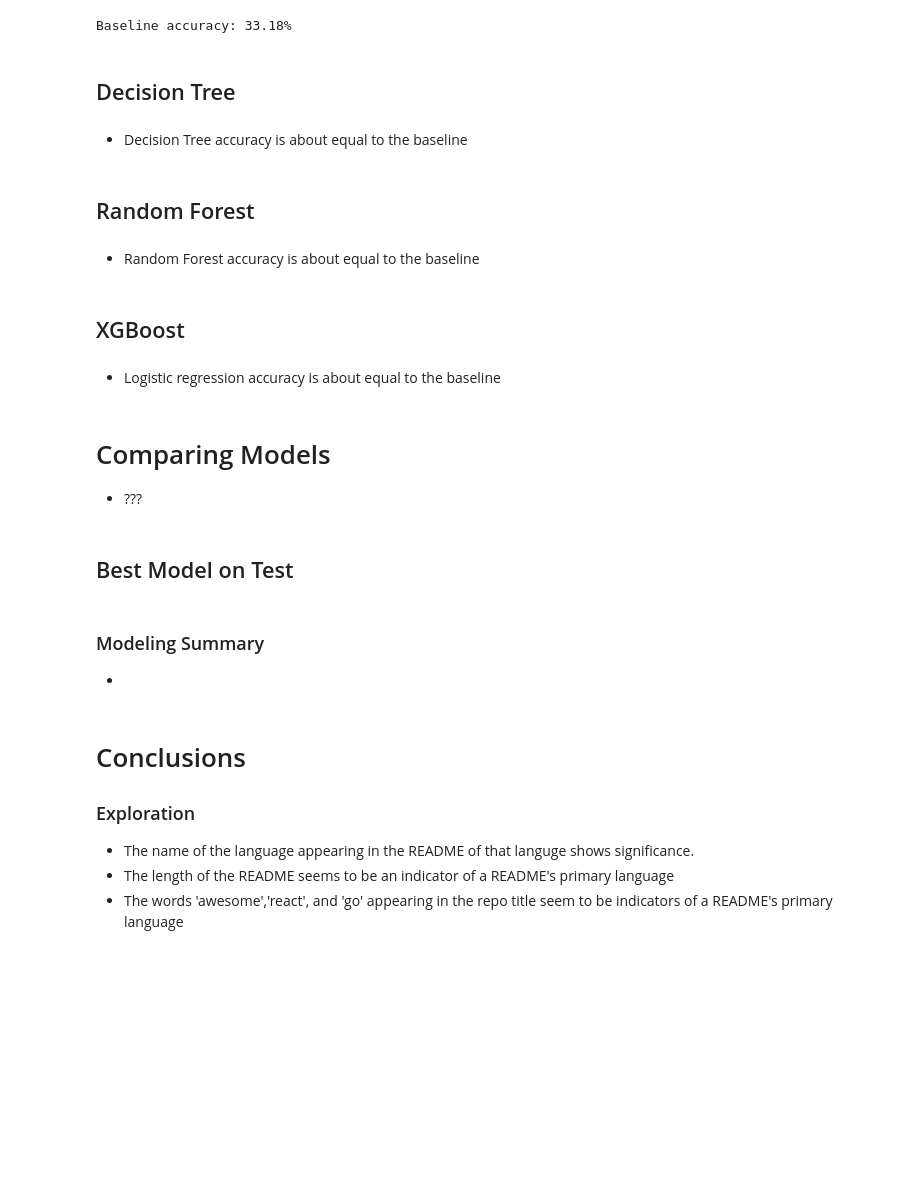
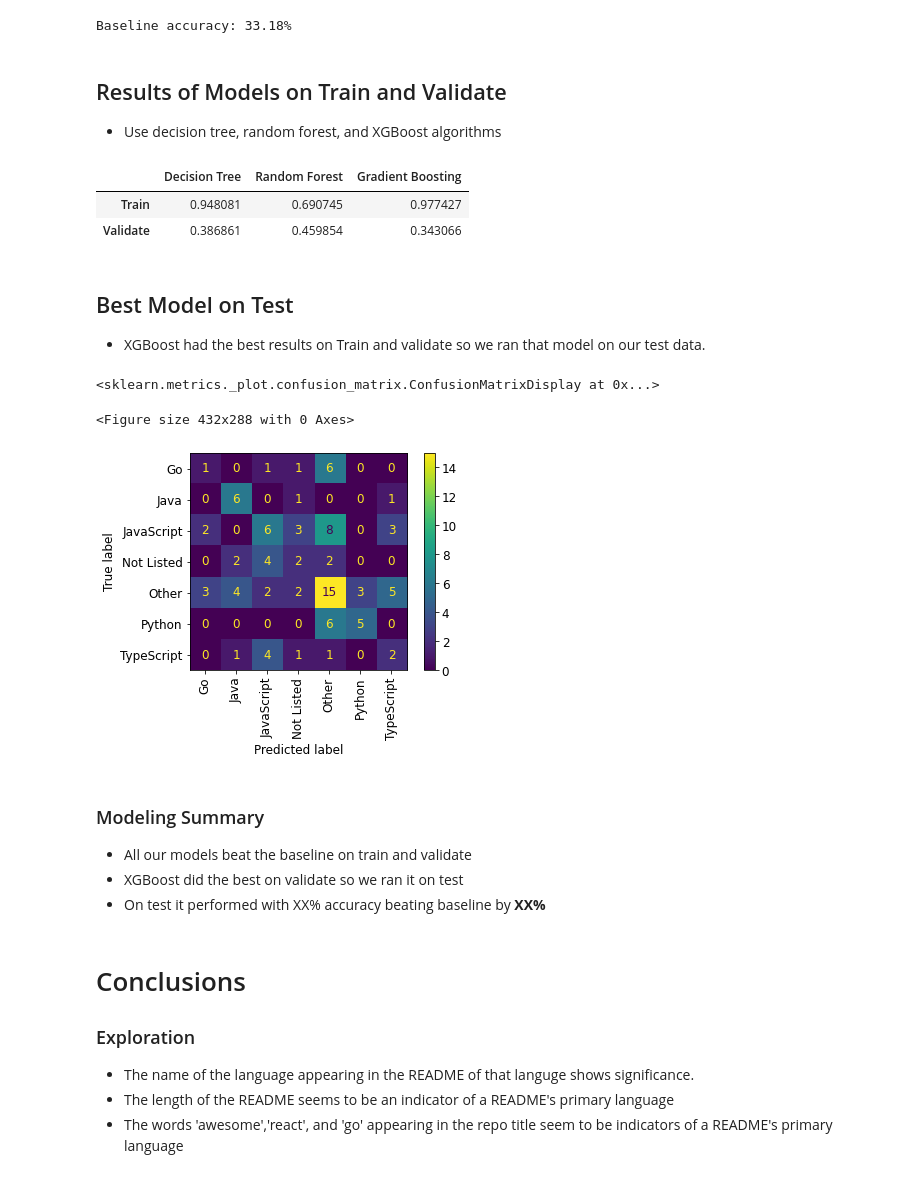
Before and after one commit to L-G-B-Team/nlp-project, a Jupyter notebook: report_first_draft.ipynb, the cells around one changed output. Drawn from its saved outputs; the diff is of its cells as text; code cells hidden in the pictures; blank space fills up the shorter version.

Commit message:
Add modeling

```diff
--- a/report_first_draft.ipynb
+++ b/report_first_draft.ipynb
@@ -203,16 +207,5 @@ from sklearn.preprocessing import MinMaxScaler
 # %%
-# encode_has_language
-train_x = m.encode_has_language(train)
-valid_x = m.encode_has_language(validate)
-#scale lemmatized_len
-scaler = MinMaxScaler()
-scaled_valid = m.scale(validate.lemmatized_len,scaler)
-scaled_train = m.scale(train.lemmatized_len,scaler)
-#concat scaled_train and encoded_has_language
-train_x = pd.concat([scaled_train,train_x],axis=1)
-train_y = train.language
-valid_x = pd.concat([scaled_valid,valid_x],axis=1)
-valid_y = validate.language
+train_x, train_y, valid_x, valid_y,test_x,test_y = m.get_features_and_target(train, validate, test)
 # %%
 #baseline based on the percentage of the mode
 baseline = train_y.value_counts(normalize=True).max()
@@ -221,29 +214,33 @@ print(f'Baseline accuracy: {baseline:.2%}')
 # %% [output]
 Baseline accuracy: 33.18%
 # %% [markdown]
-## Decision Tree
+## Results of Models on Train and Validate
+- Use decision tree, random forest, and XGBoost algorithms
-# %% [markdown]
-* Decision Tree accuracy is about equal to the baseline
+# %%
+# create models
+xg_boost,random_forest,decision_tree = m.create_models()
 # %%
-# dt_train, dt_valid = m.tune_random_forest(train_x,train_y,valid_x,valid_y)
+# compare models on train and validate
+m.compare_models(train_x, train_y, valid_x, valid_y, decision_tree, random_forest, xg_boost)
+# %% [output]
+|  | Decision Tree | Random Forest | Gradient Boosting |
+| Train | 0.948081 | 0.690745 | 0.977427 |
+| Validate | 0.386861 | 0.459854 | 0.343066 |
-# %% [markdown]
-## Random Forest
-# %% [markdown]
-* Random Forest accuracy is about equal to the baseline
-# %% [markdown]
-## XGBoost
-# %% [markdown]
-* Logistic regression accuracy is about equal to the baseline
-# %% [markdown]
-# Comparing Models
-
-* ???
 # %% [markdown]
 ## Best Model on Test
+- XGBoost had the best results on Train and validate so we ran that model on our test data.
+# %%
+m.run_test(test_x,test_y,xg_boost)
+# %% [output]
+<sklearn.metrics._plot.confusion_matrix.ConfusionMatrixDisplay at 0x...>
+<Figure size 432x288 with 0 Axes>
+[figure, added]
 # %% [markdown]
 ### Modeling Summary
 
-*
+* All our models beat the baseline on train and validate
+* XGBoost did the best on validate so we ran it on test
+* On test it performed with XX% accuracy beating baseline by **XX%**
 # %% [markdown]
 # Conclusions
 
```
Also changed, not shown: parts of 4 cells of this notebook.
